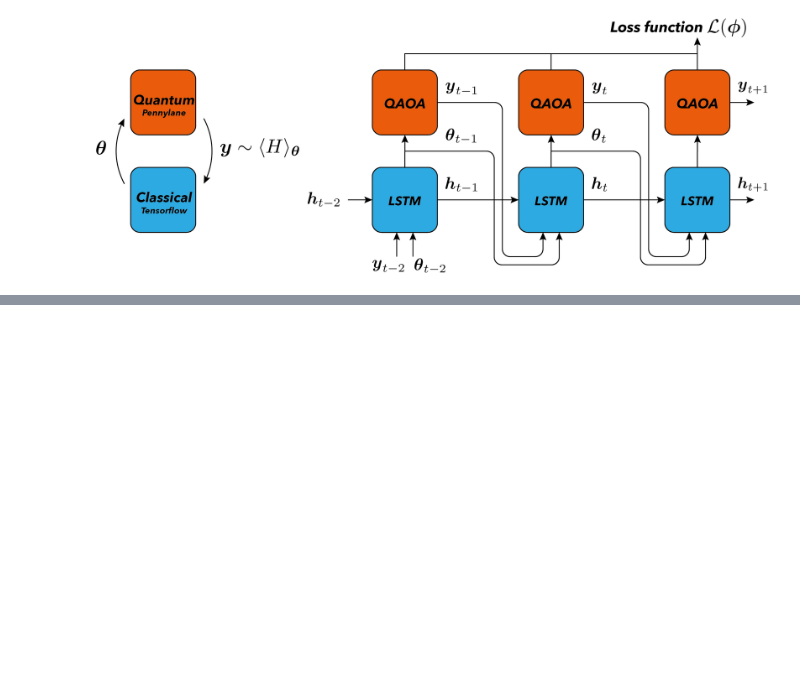
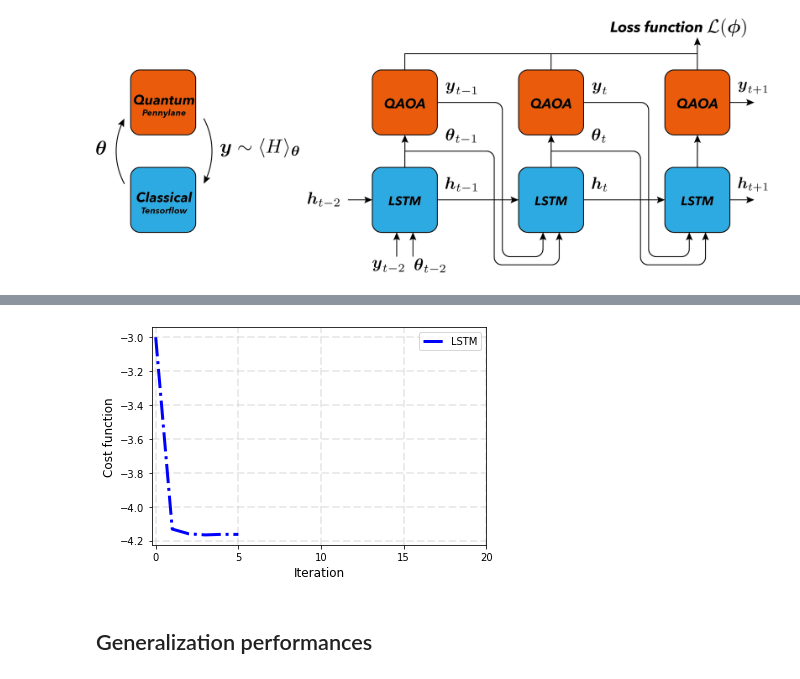
Before and after one commit to ohioh/IntroductionQuantumComputing, a Jupyter notebook: QML/Learning to learn with quantum neural networks.ipynb, the cells around one changed output, grey strips where cells are left out. Saved outputs shown, nothing was run; the diff lists cells and outputs as text; code cells hidden in the pictures; blank space fills up the shorter version.

```diff
--- a/QML/Learning to learn with quantum neural networks.ipynb
+++ b/QML/Learning to learn with quantum neural networks.ipynb
@@ -11,0 +98,10 @@ This porgramm is a combination of classical machine learning and variational qua
+# %%
+# Set the number of layers in the QAOA ansatz.
+# The higher the better in terms of performance, but it also gets more
+# computationally expensive. For simplicity, we stick to the single layer case.
+n_layers = 1
+
+# Define a single LSTM cell.
+# The cell has two units per layer since each layer in the QAOA ansatz
+# makes use of two parameters.
+cell = tf.keras.layers.LSTMCell(2 * n_layers)
@@ -11,0 +217,34 @@ This porgramm is a combination of classical machine learning and variational qua
+# %%
+new_graph = nx.gnp_random_graph(7, p=3 / 7)
+new_cost = qaoa_from_graph(new_graph)
+# %%
+# Apply the RNN (be sure that training was performed)
+res = recurrent_loop(new_cost, intermediate_steps=True)
+
+# Extract all angle suggestions
+start_zeros = tf.zeros(shape=(2 * n_layers, 1))
+guess_0 = res[0]
+guess_1 = res[1]
+guess_2 = res[2]
+guess_3 = res[3]
+guess_4 = res[4]
+final_loss = res[5]
+
+# Wrap them into a list
+guesses = [start_zeros, guess_0, guess_1, guess_2, guess_3, guess_4]
+
+# Losses from the hybrid LSTM model
+lstm_losses = [new_cost(tf.reshape(guess, shape=(2, n_layers))) for guess in guesses]
+# %%
+fig, ax = plt.subplots()
+
+plt.plot(lstm_losses, color="blue", lw=3, ls="-.", label="LSTM")
+
+plt.grid(ls="--", lw=2, alpha=0.25)
+plt.ylabel("Cost function", fontsize=12)
+plt.xlabel("Iteration", fontsize=12)
+plt.legend()
+ax.set_xticks([0, 5, 10, 15, 20]);
+plt.show()
+# %% [output]
+[figure, added]
@@ -11,0 +287,2 @@ This porgramm is a combination of classical machine learning and variational qua
+# %% [markdown]
+## Generalization performances
```
Also changed, not shown: parts of 22 cells of this notebook, 1 other file.
